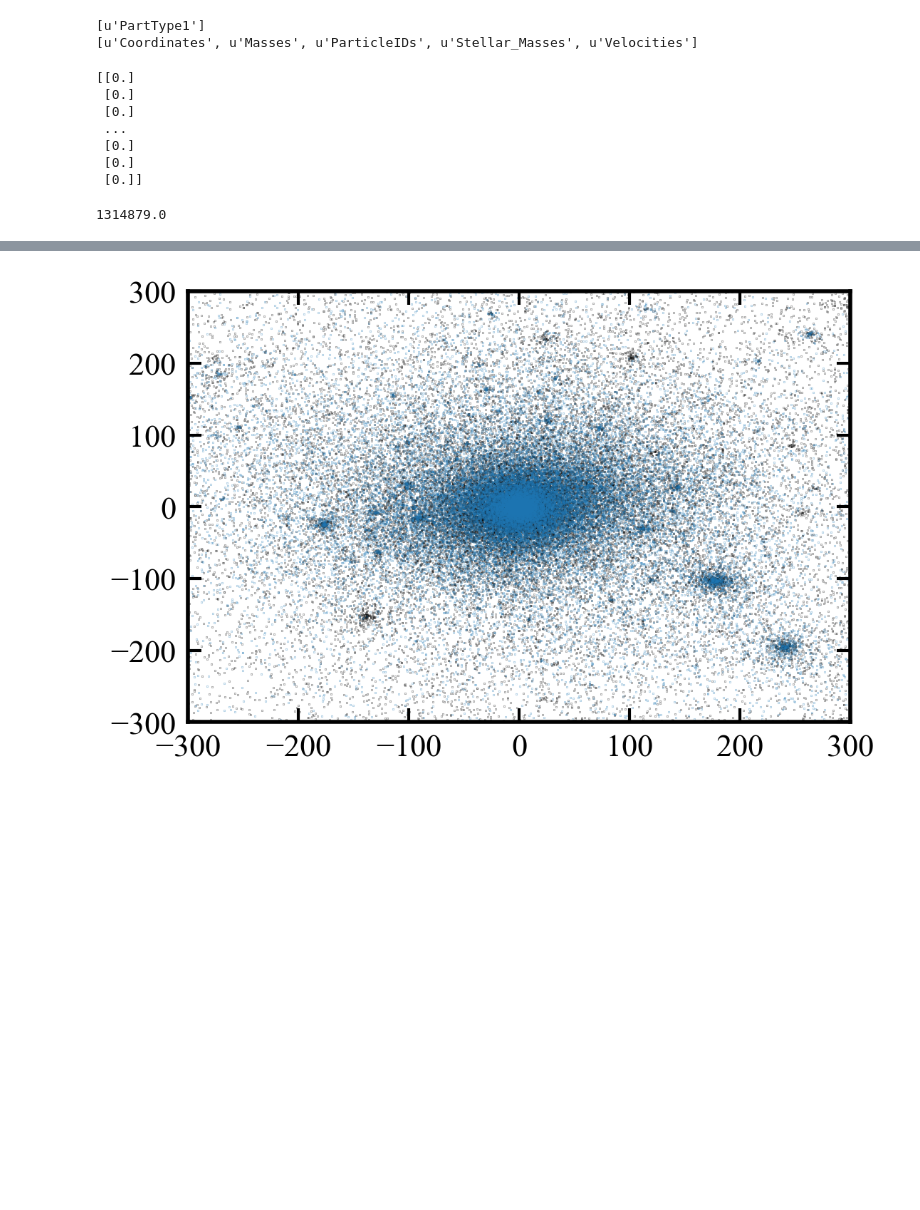
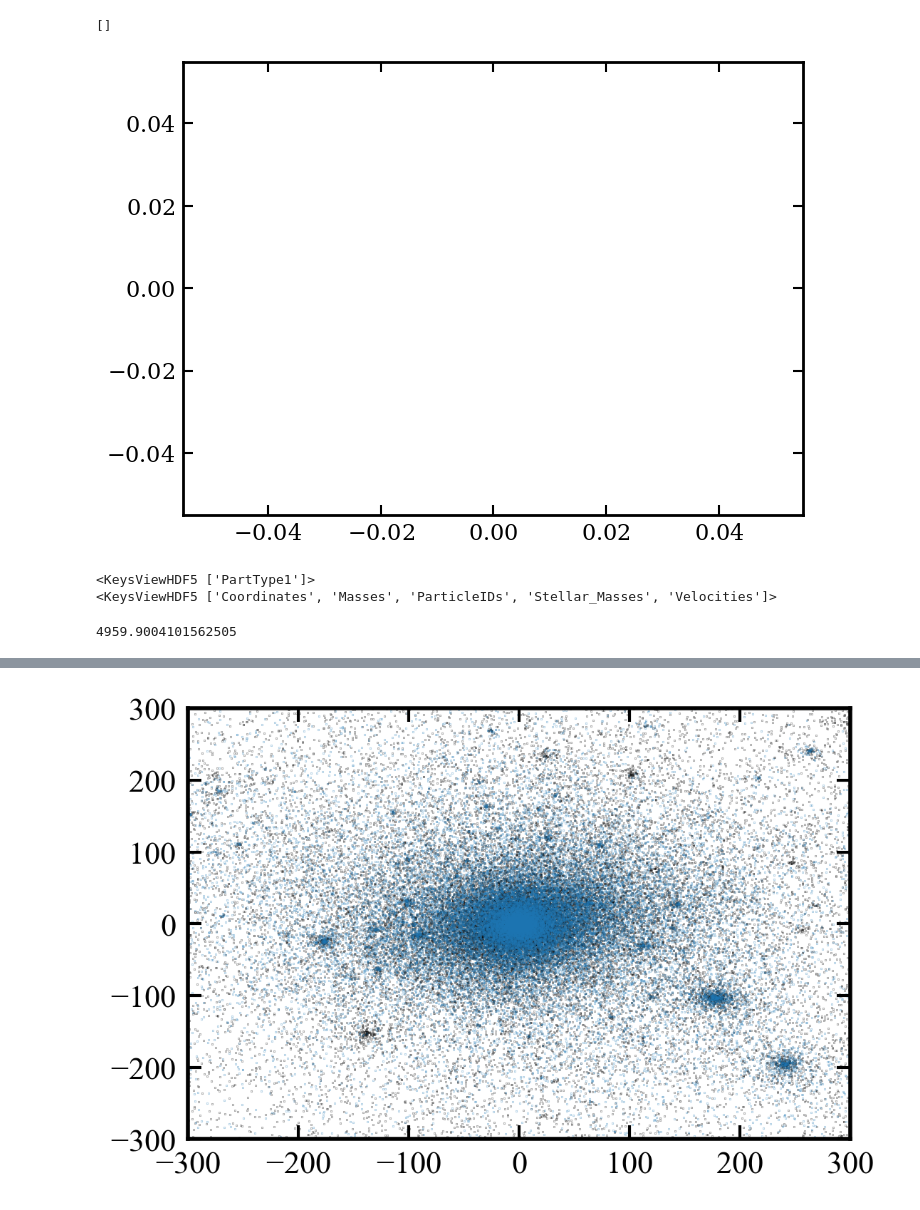
Before and after one commit to AndrewGraus/Stellar_Halo_Project, a Jupyter notebook: Test_with_new_model.ipynb, the cells around one changed output, grey strips where cells are left out. Cells and saved outputs as stored; diff of their text form; code cells hidden in the pictures; blank space fills up the shorter version.

```diff
--- a/Test_with_new_model.ipynb
+++ b/Test_with_new_model.ipynb
@@ -4,0 +5,2 @@ Populating the interactive namespace from numpy and matplotlib
+# %%
+plt.rcParams['figure.figsize']
@@ -4,0 +9,4 @@ Populating the interactive namespace from numpy and matplotlib
+# %%
+print(plt.rcParamsDefault['figure.figsize'])
+
+plt.rcParams = plt.rcParamsDefault
@@ -5,3 +35,8 @@ Populating the interactive namespace from numpy and matplotlib
+# %%
+plt.plot()
+# %% [output]
+[]
+[figure, added]
 # %%
 from sklearn.neighbors import NearestNeighbors
 import numpy as np
@@ -23,32 +58,26 @@ from sklearn.model_selection import train_test_split
 
 f = h5py.File('../halo_1107_Z13/halo_1107_Z13_particles.hdf5')
 
-print f.keys()
+print(f.keys())
 
 h = 0.675
 
 parts = f['PartType1']
-print parts.keys()
+print(parts.keys())
 # %% [output]
-[u'PartType1']
-[u'Coordinates', u'Masses', u'ParticleIDs', u'Stellar_Masses', u'Velocities']
+<KeysViewHDF5 ['PartType1']>
+<KeysViewHDF5 ['Coordinates', 'Masses', 'ParticleIDs', 'Stellar_Masses', 'Velocities']>
 # %%
 coords = parts['Coordinates'][:]/h
 vel = parts['Velocities'][:]
 mass= parts['Masses'][:]*1.0e10/h
+stellar_mass = mass[0]*0.17
 ids = parts['ParticleIDs'][:]
 star_mass = parts['Stellar_Masses'][:]
+dist = np.linalg.norm(coord_diff,axis=1)
+dist_gal = dist[(dist<300.0)]
+star_gal = np.ndarray.flatten(star_mass)[dist<300.0]
 
-print star_mass
+stellar_mass
 # %% [output]
-[[0.]
- [0.]
- [0.]
- ...
- [0.]
- [0.]
- [0.]]
+4959.9004101562505
-# %%
-np.sum(star_mass)
-# %% [output]
-1314879.0
```
Also changed, not shown: parts of 18 cells of this notebook.
